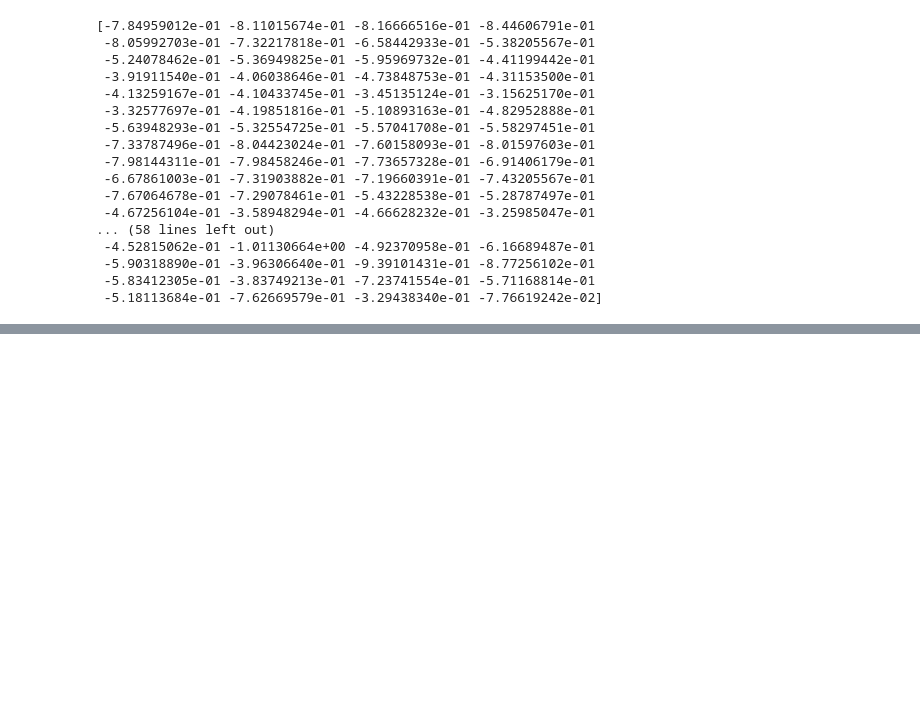
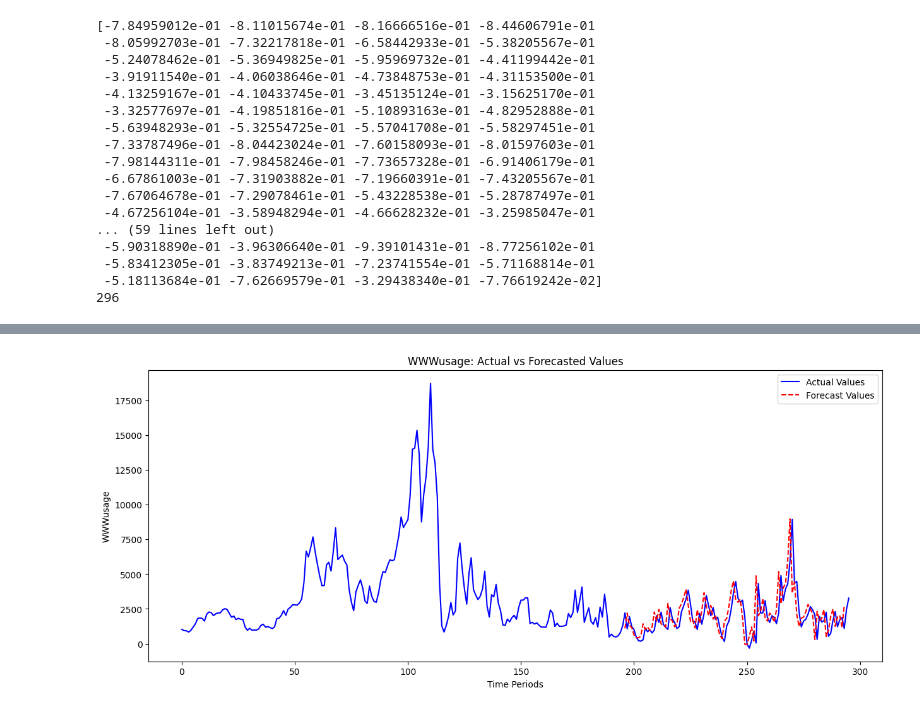
Before and after one commit to mariusbolstad/project-thesis, a Jupyter notebook: ann-monthly-BACI.ipynb, the cells around one changed output, grey strips where cells are left out. Cells and saved outputs as stored; diff of their text form; code cells hidden in the pictures; blank space fills up the shorter version.

```diff
--- a/ann-monthly-BACI.ipynb
+++ b/ann-monthly-BACI.ipynb
@@ -43,6 +41,7 @@ scaler.fit(train_data)
 
 values_normalized = scaler.transform(values.values.reshape(-1, 1)).flatten()
 print(values_normalized)
+print(len(values_normalized))
 # %% [output]
 [-7.84959012e-01 -8.11015674e-01 -8.16666516e-01 -8.44606791e-01
  -8.05992703e-01 -7.32217818e-01 -6.58442933e-01 -5.38205567e-01
@@ -56,8 +55,59 @@ print(values_normalized)
  -6.67861003e-01 -7.31903882e-01 -7.19660391e-01 -7.43205567e-01
  -7.67064678e-01 -7.29078461e-01 -5.43228538e-01 -5.28787497e-01
  -4.67256104e-01 -3.58948294e-01 -4.66628232e-01 -3.25985047e-01
-... (58 lines left out)
- -4.52815062e-01 -1.01130664e+00 -4.92370958e-01 -6.16689487e-01
+... (59 lines left out)
  -5.90318890e-01 -3.96306640e-01 -9.39101431e-01 -8.77256102e-01
  -5.83412305e-01 -3.83749213e-01 -7.23741554e-01 -5.71168814e-01
  -5.18113684e-01 -7.62669579e-01 -3.29438340e-01 -7.76619242e-02]
+296
+# %%
+def create_dataset(dataset, look_back=2):
+    dataX, dataY = [], []
+    for i in range(len(dataset)-look_back):
+        a = dataset[i:(i+look_back)]
+        dataX.append(a)
+        dataY.append(dataset[i + look_back])
+    return np.array(dataX), np.array(dataY)
+
+look_back = 2
+X, y = create_dataset(values_normalized, look_back)
+
+train_size = int(len(X) * 0.67)
+X_train, y_train = X[:train_size], y[:train_size]
+X_test, y_test = X[train_size:], y[train_size:]
+
+model = Sequential()
+model.add(Dense(units=2, input_dim=look_back, activation='linear'))
+model.add(Dense(units=1, activation='linear'))
+optimizer = keras.optimizers.Adam(learning_rate=0.001)
+model.compile(optimizer=optimizer, loss='mean_squared_error')
+model.fit(X_train, y_train, epochs=500, verbose=1)
+
+# Rolling Forecast
+predictions = []
+for i in range(len(X_test)):
+    # Predict the next point
+    next_pred = model.predict(X_test[i].reshape(1, -1))
+    predictions.append(next_pred[0])
+
+    # If you'd like the model to train on its prediction (can be omitted if you don't want the model to learn from its own forecast)
+    # X_train = np.vstack([X_train, X_test[i]])
+    # y_train = np.vstack([y_train, next_pred])
+    # model.fit(X_train, y_train, epochs=10, verbose=0)  # We'll train for fewer epochs to save time
+
+y_pred_test = np.array(predictions)
+
+# De-normalize predictions
+y_pred_test = scaler.inverse_transform(y_pred_test)
+y_actual_test = scaler.inverse_transform(y_test.reshape(-1, 1))
+
+# Plot the results
+plt.figure(figsize=(15, 6))
+plt.plot(scaler.inverse_transform(values_normalized.reshape(-1, 1)), label='Actual Values', color='blue')
+plt.plot(np.arange(len(X_train), len(X)), y_pred_test, label='Forecast Values', color='red', linestyle='--')
+plt.title("WWWusage: Actual vs Forecasted Values")
+plt.xlabel('Time Periods')
+plt.ylabel('WWWusage')
+plt.legend()
+plt.show()
+# %% [output]
@@ -63,0 +132 @@ print(values_normalized)
+[figure, added]
```
Also changed, not shown: parts of 2 cells of this notebook, 6 other files.
